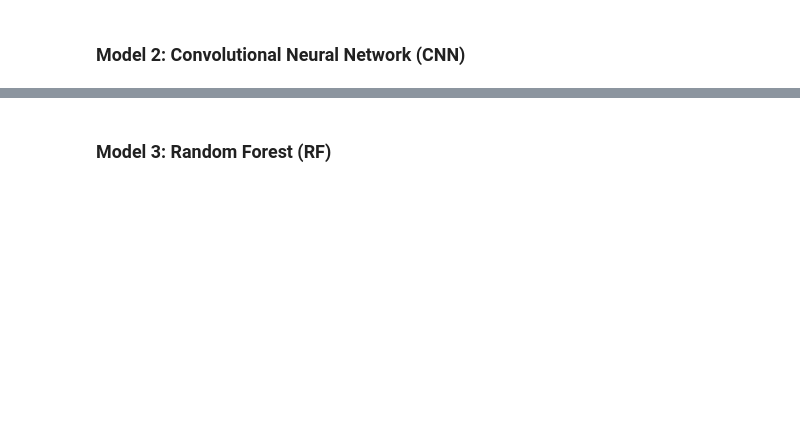
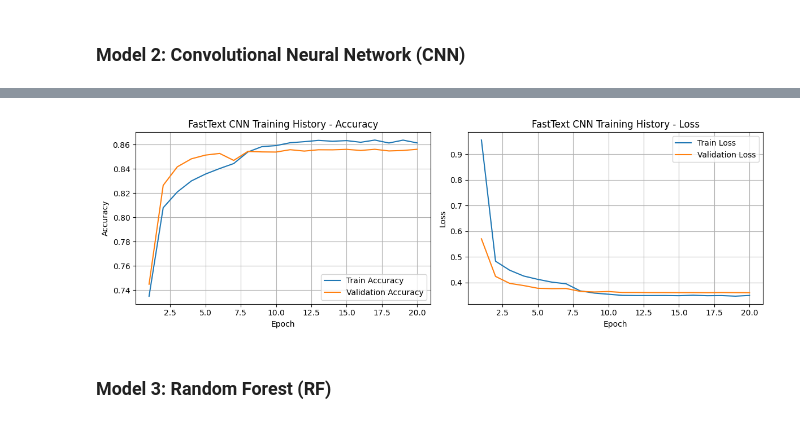
Before and after one commit to maybeitsai/coinbase-sentiment-analysis, a Jupyter notebook: sentiment-analysis.ipynb, the cells around one changed output, grey strips where cells are left out. Cells and saved outputs as stored; diff of their text form; code cells hidden in the pictures; blank space fills up the shorter version.

```diff
--- a/sentiment-analysis.ipynb
+++ b/sentiment-analysis.ipynb
@@ -851,70 +991,23 @@ KeyboardInterrupt:
 # %%
-# --- Eksperimen 2: Convolutional Neural Network (CNN) - PyTorch ---
-print("\n--- Eksperimen 2: CNN dengan FastText Embeddings ---")
+# Latih model CNN
+print(f"\nMemulai pelatihan model: FastText-CNN")
+start_time_cnn = time.time()
 
-# Parameter CNN
-EMBEDDING_DIM_CNN = 128
-NUM_FILTERS = 256
-FILTER_SIZES = [2, 3, 4, 5]
-DROPOUT_CNN = 0.4
-LEARNING_RATE_CNN = 1e-4
-EPOCHS_CNN = 15
+history['fasttext_cnn'] = model_tf_cnn.fit(
+    X_train_pad, y_train,
+    epochs=EPOCHS_CNN,
+    batch_size=BATCH_SIZE_CNN,
+    validation_data=(X_val_pad, y_val),
+    callbacks=[
+        keras.callbacks.EarlyStopping(monitor='val_loss', patience=3, restore_best_weights=True),
+        keras.callbacks.ReduceLROnPlateau(monitor='val_loss', factor=0.1, patience=1, min_lr=1e-6)
+    ],
+    verbose=1
+)
 
-class FastTextCNN(nn.Module):
-    def __init__(self, vocab_size, embedding_dim, embedding_matrix, n_filters, filter_sizes, output_dim, dropout, pad_idx=0):
-        super().__init__()
+end_time_cnn = time.time()
+print(f"Pelatihan FastText-CNN selesai dalam {end_time_cnn - start_time_cnn:.2f} detik.")
 
-        # Inisialisasi embedding layer dengan bobot FastText
-        self.embedding = nn.Embedding(vocab_size, embedding_dim, padding_idx=pad_idx)
-        self.embedding.weight = nn.Parameter(torch.tensor(embedding_matrix, dtype=torch.float))
-        self.embedding.weight.requires_grad = False  # Freeze embeddings
-
-        # Buat layer Conv1d untuk setiap ukuran filter
-        self.convs = nn.ModuleList([
-            nn.Conv1d(in_channels=embedding_dim,
-                     out_channels=n_filters,
-                     kernel_size=fs)
-            for fs in filter_sizes
-        ])
-
-        # Tambahan: Batch Normalization setelah konvolusi
-        self.batch_norms = nn.ModuleList([
-            nn.BatchNorm1d(n_filters)
-            for _ in filter_sizes
-        ])
-
-        self.fc = nn.Linear(len(filter_sizes) * n_filters, output_dim)
-        self.dropout = nn.Dropout(dropout)
-        self.leaky_relu = nn.LeakyReLU(0.1)
-
-    def forward(self, text):
-        # text shape: (batch_size, seq_len)
-        embedded = self.dropout(self.embedding(text))
-        # embedded shape: (batch_size, seq_len, embedding_dim)
-
-        # Conv1d mengharapkan input (batch_size, channels, seq_len)
-        embedded = embedded.permute(0, 2, 1)
-        # embedded shape: (batch_size, embedding_dim, seq_len)
-
-        # Terapkan konvolusi, batch norm, dan pooling
-        conved = [self.leaky_relu(bn(conv(embedded)))
-                 for conv, bn in zip(self.convs, self.batch_norms)]
-
-        # Max pooling over time
-        pooled = [torch.max_pool1d(conv, conv.shape[2]).squeeze(2) for conv in conved]
-
-        # Gabungkan hasil pooling dari semua filter
-        cat = self.dropout(torch.cat(pooled, dim=1))
-
-        output = self.fc(cat)
-        return output
-
-# Tentukan pad_idx jika Tokenizer Keras menggunakan 0 untuk padding
-pad_token_index = 0
-model_fasttext_cnn = FastTextCNN(vocab_size, EMBEDDING_DIM, embedding_matrix, NUM_FILTERS, FILTER_SIZES, NUM_CLASSES, DROPOUT_CNN, pad_idx=pad_token_index)
-optimizer_cnn = optim.AdamW(model_fasttext_cnn.parameters(), lr=LEARNING_RATE_CNN, weight_decay=1e-5)
-criterion_cnn = nn.CrossEntropyLoss()
-
-history['fasttext_cnn'] = train_pytorch_model(model_fasttext_cnn, train_loader, val_loader, criterion_cnn, optimizer_cnn, EPOCHS_CNN, "FastText-CNN")
+# Plot hasil pelatihan CNN
 plot_history(history['fasttext_cnn'], "FastText CNN Training History")
 # %% [output]
@@ -927,3 +1031,4 @@ KeyboardInterrupt:
+[figure, added]
 # %% [markdown]
 ### Model 3: Random Forest (RF)
 # %%
```
Also changed, not shown: parts of 37 cells of this notebook.
